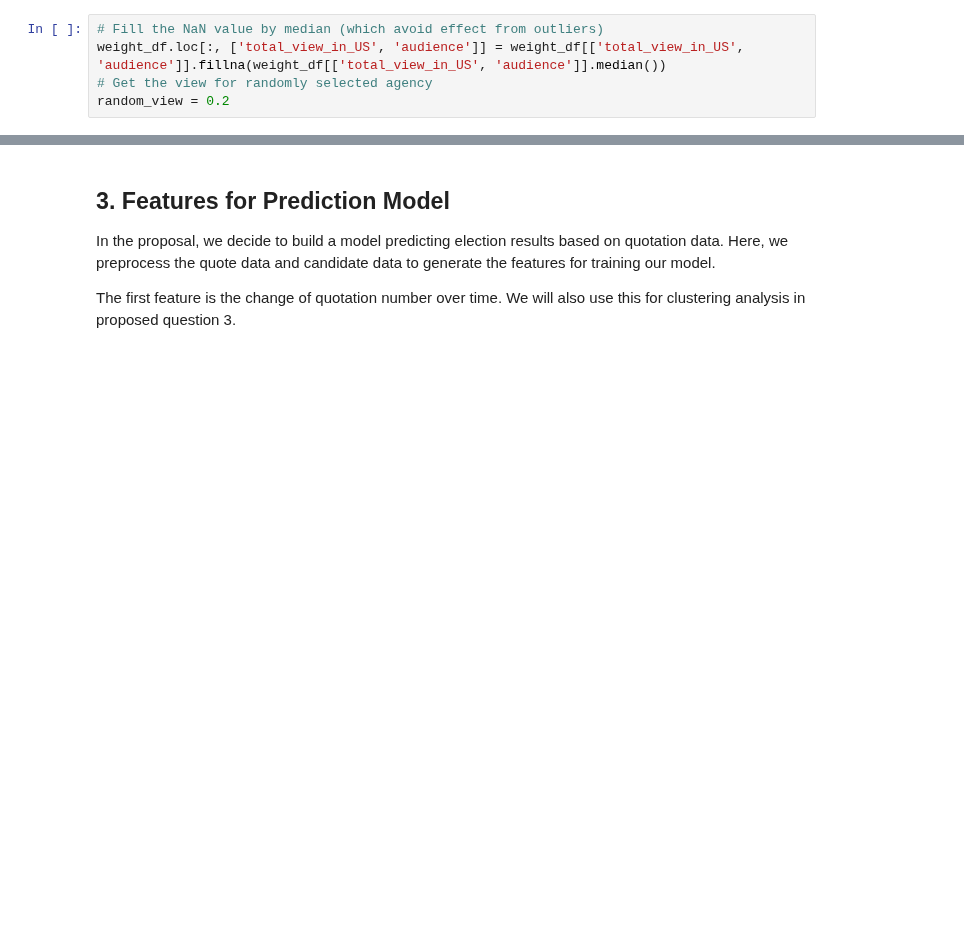
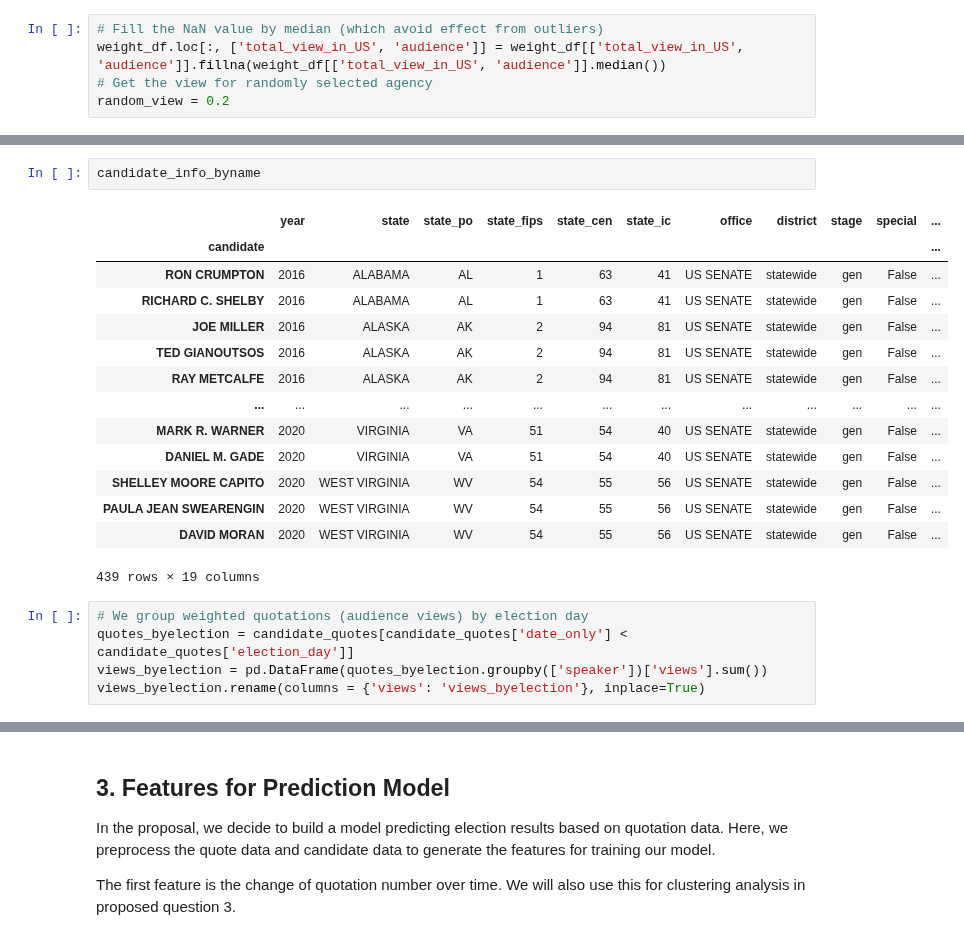
Before and after one commit to epfl-ada/ada-2021-project-chilldatagroup, a Jupyter notebook: Milestone2.ipynb, the cells around one changed output, grey strips where cells are left out. Drawn from its saved outputs; the diff is of its cells as text; blank space fills up the shorter version.

```diff
--- a/Milestone2.ipynb
+++ b/Milestone2.ipynb
@@ -453,0 +486,22 @@ candidate_quotes.sample(5)
+# %%
+candidate_info_byname
+# %% [output]
+|  | year | state | state_po | state_fips | state_cen | state_ic | office | district | stage | special | ... |
+| candidate |  |  |  |  |  |  |  |  |  |  | ... |
+| RON CRUMPTON | 2016 | ALABAMA | AL | 1 | 63 | 41 | US SENATE | statewide | gen | False | ... |
+| RICHARD C. SHELBY | 2016 | ALABAMA | AL | 1 | 63 | 41 | US SENATE | statewide | gen | False | ... |
+| JOE MILLER | 2016 | ALASKA | AK | 2 | 94 | 81 | US SENATE | statewide | gen | False | ... |
+| TED GIANOUTSOS | 2016 | ALASKA | AK | 2 | 94 | 81 | US SENATE | statewide | gen | False | ... |
+| RAY METCALFE | 2016 | ALASKA | AK | 2 | 94 | 81 | US SENATE | statewide | gen | False | ... |
+| ... | ... | ... | ... | ... | ... | ... | ... | ... | ... | ... | ... |
+| MARK R. WARNER | 2020 | VIRGINIA | VA | 51 | 54 | 40 | US SENATE | statewide | gen | False | ... |
+| DANIEL M. GADE | 2020 | VIRGINIA | VA | 51 | 54 | 40 | US SENATE | statewide | gen | False | ... |
+| SHELLEY MOORE CAPITO | 2020 | WEST VIRGINIA | WV | 54 | 55 | 56 | US SENATE | statewide | gen | False | ... |
+| PAULA JEAN SWEARENGIN | 2020 | WEST VIRGINIA | WV | 54 | 55 | 56 | US SENATE | statewide | gen | False | ... |
+| DAVID MORAN | 2020 | WEST VIRGINIA | WV | 54 | 55 | 56 | US SENATE | statewide | gen | False | ... |
+439 rows × 19 columns
+# %%
+# We group weighted quotations (audience views) by election day
+quotes_byelection = candidate_quotes[candidate_quotes['date_only'] < candidate_quotes['election_day']]
+views_byelection = pd.DataFrame(quotes_byelection.groupby(['speaker'])['views'].sum())
+views_byelection.rename(columns = {'views': 'views_byelection'}, inplace=True)
```
Also changed, not shown: parts of 15 cells of this notebook.
